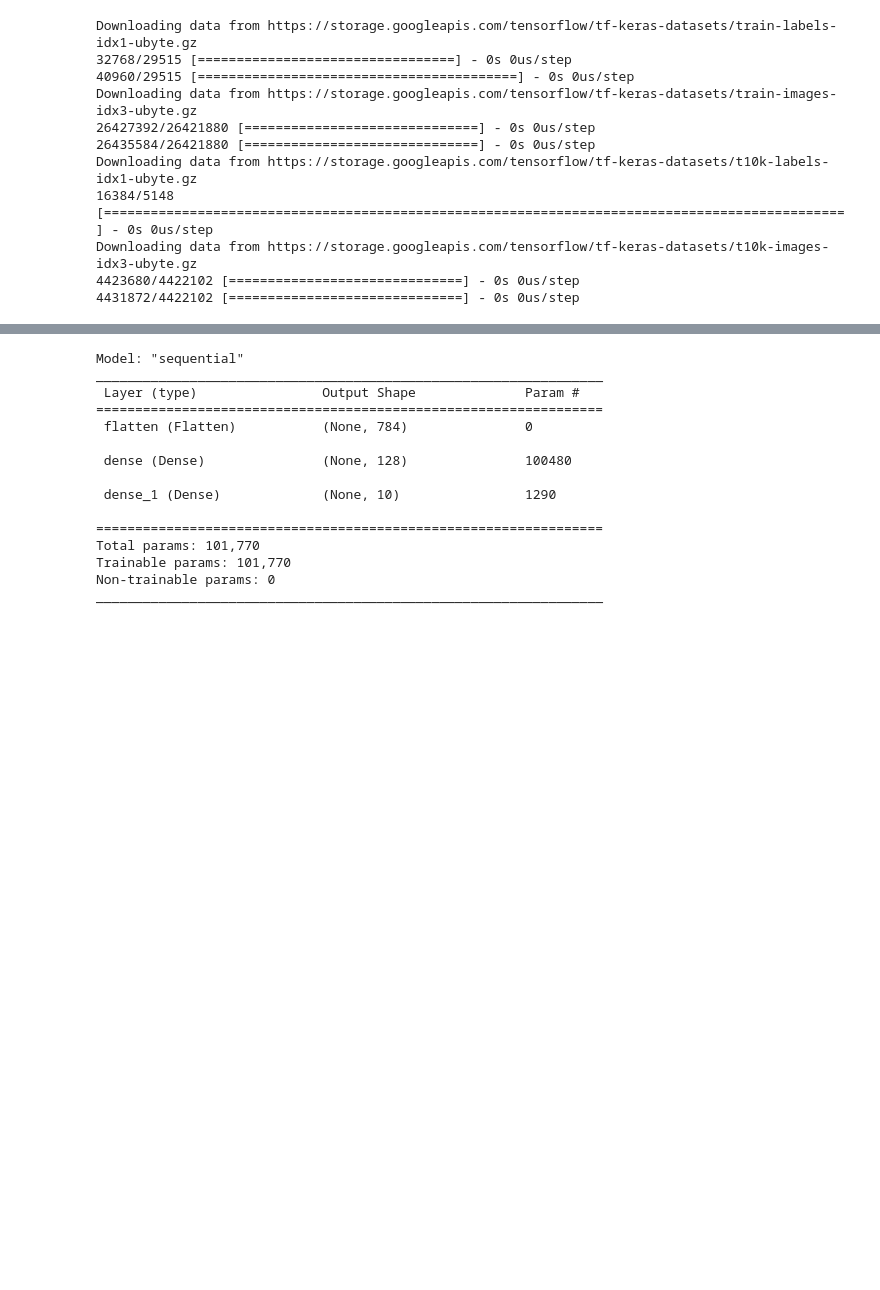
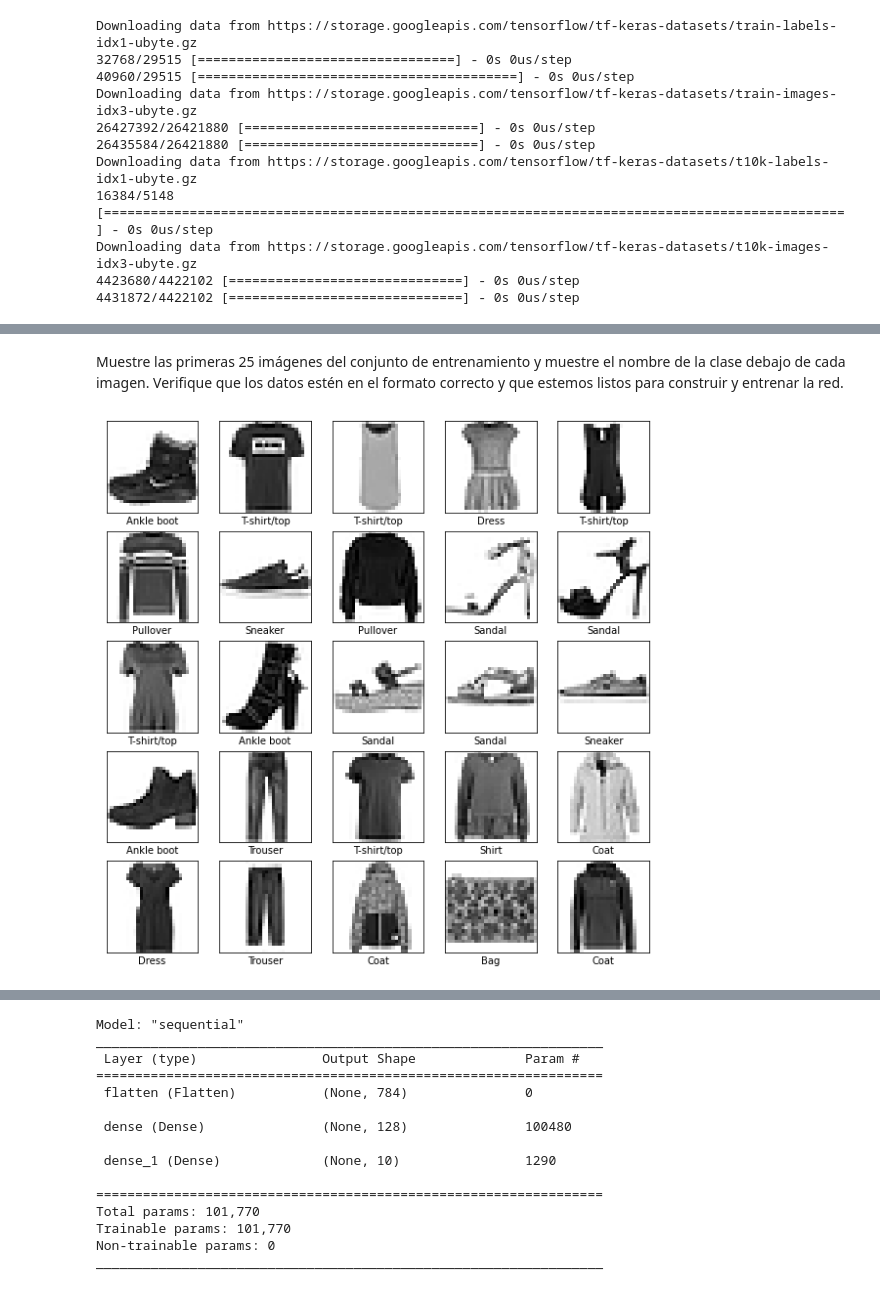
Before and after one commit to vale314/GLAMUR-IA, a Jupyter notebook: GLAMUR04(SHORT).ipynb, the cells around one changed output, grey strips where cells are left out. Saved outputs shown, nothing was run; the diff lists cells and outputs as text; code cells hidden in the pictures; blank space fills up the shorter version.

```diff
--- a/GLAMUR04(SHORT).ipynb
+++ b/GLAMUR04(SHORT).ipynb
@@ -41,2 +122,8 @@ class_names = ['T-shirt/top', 'Trouser', 'Pullover', 'Dress', 'Coat',
 train_images = train_images / 255.0
 test_images = test_images / 255.0
+# %% [markdown]
+Muestre las primeras 25 imágenes del conjunto de entrenamiento y muestre el nombre de la clase debajo de cada imagen. Verifique que los datos estén en el formato correcto y que estemos listos para construir y entrenar la red.
+# %%
+utils.plot_multi_images(train_images, train_labels, class_names)
+# %% [output]
+[figure, added]
```
Also changed, not shown: parts of 19 cells of this notebook.
